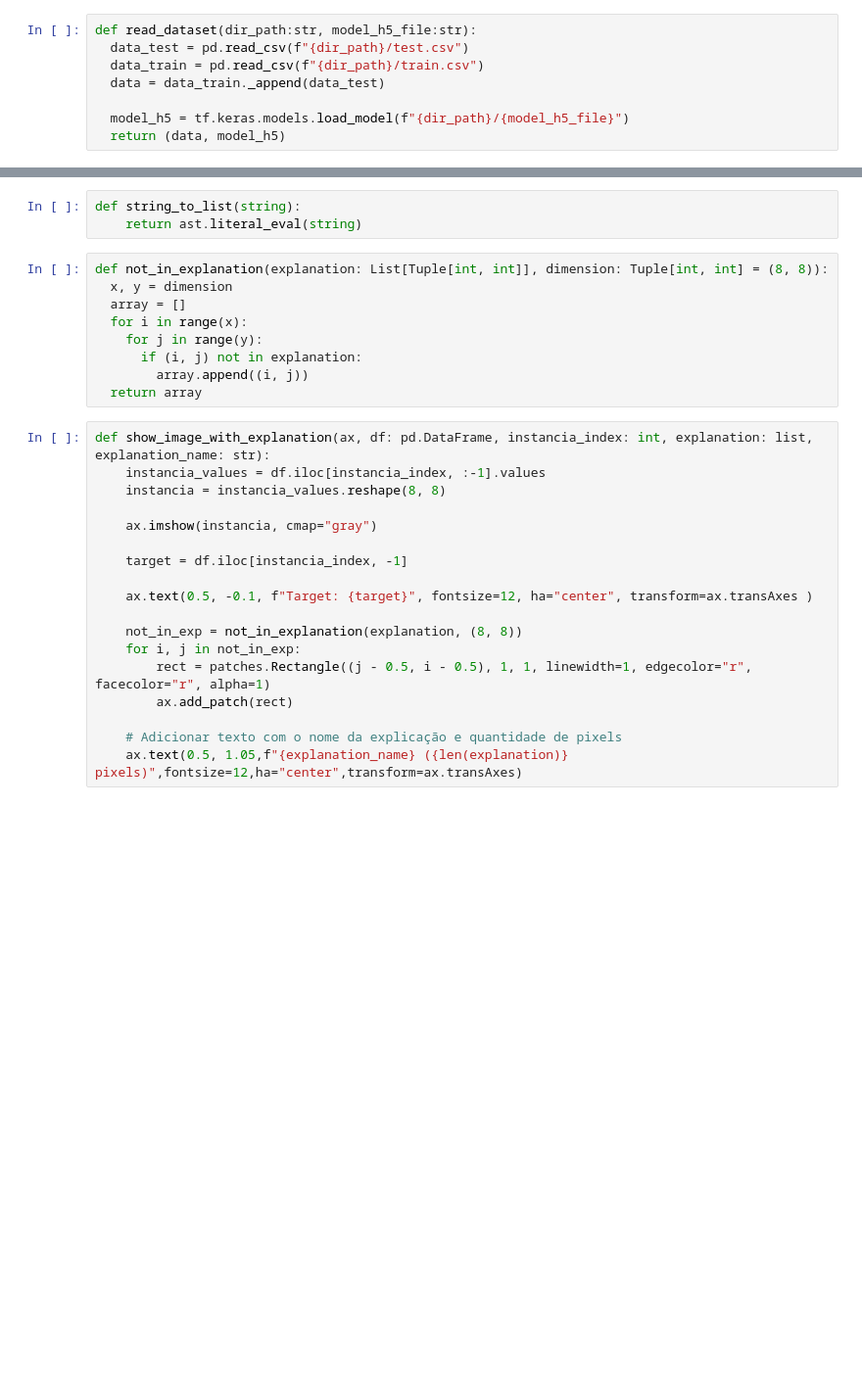
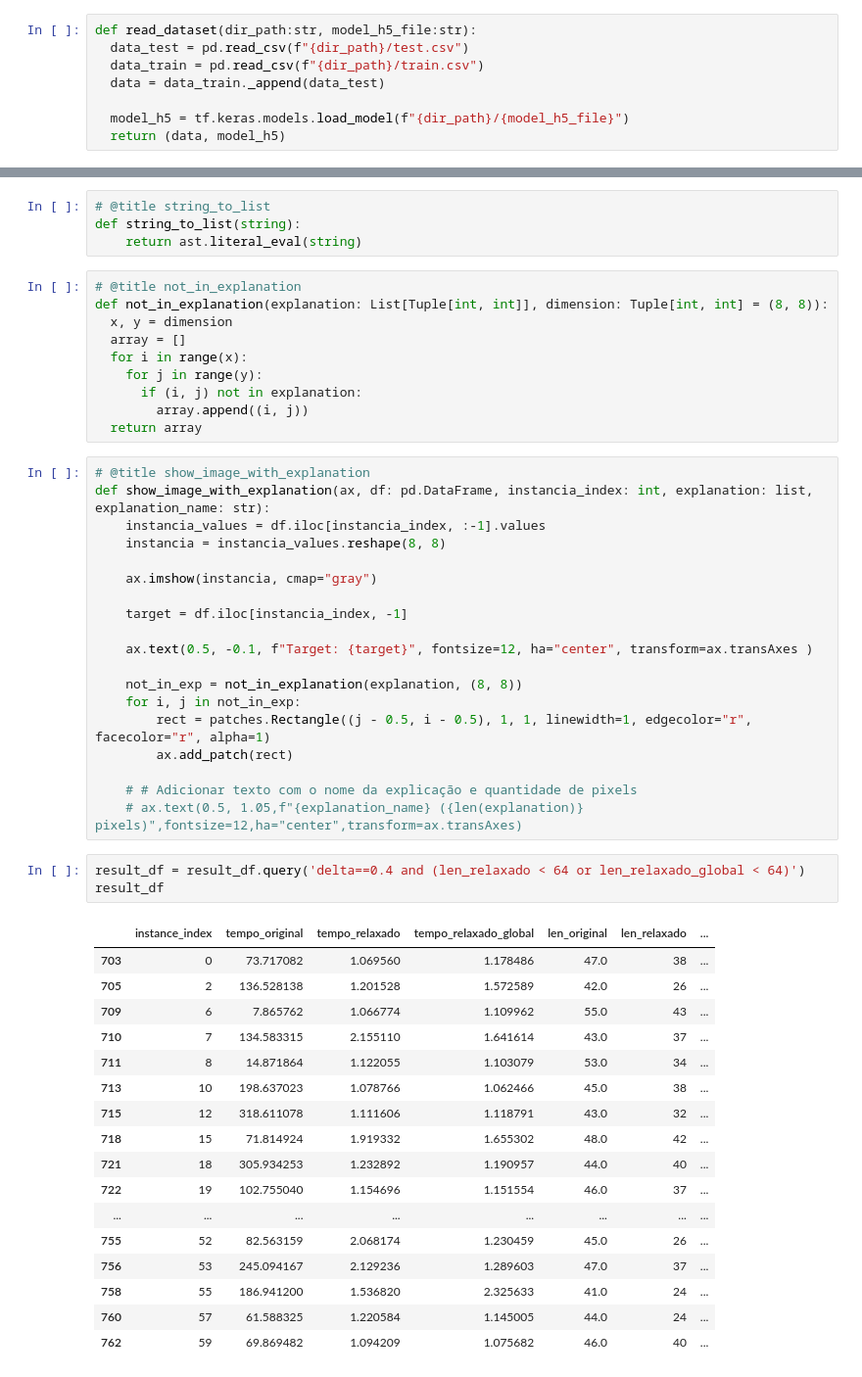
Before and after one commit to myller-silva/explications-anns-colab, a Jupyter notebook: Plotagem.ipynb, the cells around one changed output, grey strips where cells are left out. Shown at 98% size. Drawn from its saved outputs; the diff is of its cells as text; blank space fills up the shorter version.

```diff
--- a/Plotagem.ipynb
+++ b/Plotagem.ipynb
@@ -47,7 +90,9 @@ result_df
 # %%
+# @title string_to_list
 def string_to_list(string):
     return ast.literal_eval(string)
 # %%
+# @title not_in_explanation
 def not_in_explanation(explanation: List[Tuple[int, int]], dimension: Tuple[int, int] = (8, 8)):
   x, y = dimension
   array = []
@@ -57,6 +102,7 @@ def not_in_explanation(explanation: List[Tuple[int, int]], dimension: Tuple[int,
         array.append((i, j))
   return array
 # %%
+# @title show_image_with_explanation
 def show_image_with_explanation(ax, df: pd.DataFrame, instancia_index: int, explanation: list, explanation_name: str):
     instancia_values = df.iloc[instancia_index, :-1].values
     instancia = instancia_values.reshape(8, 8)
@@ -72,5 +118,26 @@ def show_image_with_explanation(ax, df: pd.DataFrame, instancia_index: int, expl
         rect = patches.Rectangle((j - 0.5, i - 0.5), 1, 1, linewidth=1, edgecolor="r", facecolor="r", alpha=1)
         ax.add_patch(rect)
 
-    # Adicionar texto com o nome da explicação e quantidade de pixels
-    ax.text(0.5, 1.05,f"{explanation_name} ({len(explanation)} pixels)",fontsize=12,ha="center",transform=ax.transAxes)
+    # # Adicionar texto com o nome da explicação e quantidade de pixels
+    # ax.text(0.5, 1.05,f"{explanation_name} ({len(explanation)} pixels)",fontsize=12,ha="center",transform=ax.transAxes)
+# %%
+result_df = result_df.query('delta==0.4 and (len_relaxado < 64 or len_relaxado_global < 64)')
+result_df
+# %% [output]
+|  | instance_index | tempo_original | tempo_relaxado | tempo_relaxado_global | len_original | len_relaxado | ... |
+| 703 | 0 | 73.717082 | 1.069560 | 1.178486 | 47.0 | 38 | ... |
+| 705 | 2 | 136.528138 | 1.201528 | 1.572589 | 42.0 | 26 | ... |
+| 709 | 6 | 7.865762 | 1.066774 | 1.109962 | 55.0 | 43 | ... |
+| 710 | 7 | 134.583315 | 2.155110 | 1.641614 | 43.0 | 37 | ... |
+| 711 | 8 | 14.871864 | 1.122055 | 1.103079 | 53.0 | 34 | ... |
+| 713 | 10 | 198.637023 | 1.078766 | 1.062466 | 45.0 | 38 | ... |
+| 715 | 12 | 318.611078 | 1.111606 | 1.118791 | 43.0 | 32 | ... |
+| 718 | 15 | 71.814924 | 1.919332 | 1.655302 | 48.0 | 42 | ... |
+| 721 | 18 | 305.934253 | 1.232892 | 1.190957 | 44.0 | 40 | ... |
+| 722 | 19 | 102.755040 | 1.154696 | 1.151554 | 46.0 | 37 | ... |
+| ... | ... | ... | ... | ... | ... | ... | ... |
+| 755 | 52 | 82.563159 | 2.068174 | 1.230459 | 45.0 | 26 | ... |
+| 756 | 53 | 245.094167 | 2.129236 | 1.289603 | 47.0 | 37 | ... |
+| 758 | 55 | 186.941200 | 1.536820 | 2.325633 | 41.0 | 24 | ... |
+| 760 | 57 | 61.588325 | 1.220584 | 1.145005 | 44.0 | 24 | ... |
+| 762 | 59 | 69.869482 | 1.094209 | 1.075682 | 46.0 | 40 | ... |
```
Also changed, not shown: parts of 13 cells of this notebook.
